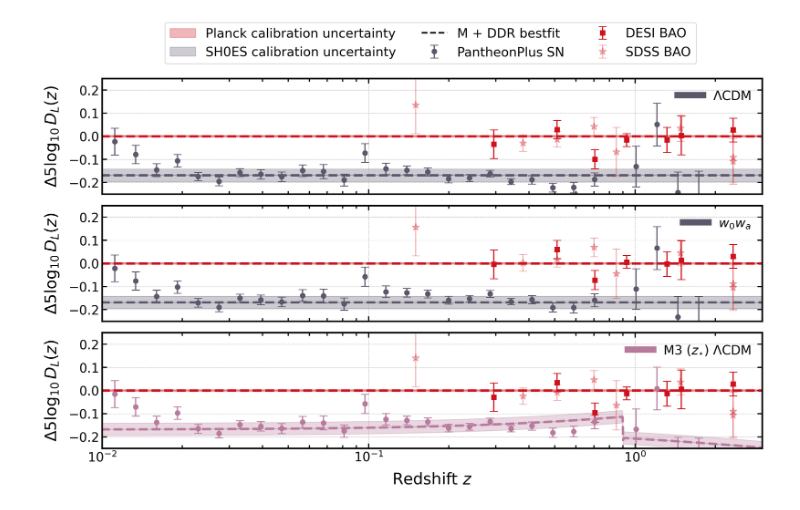
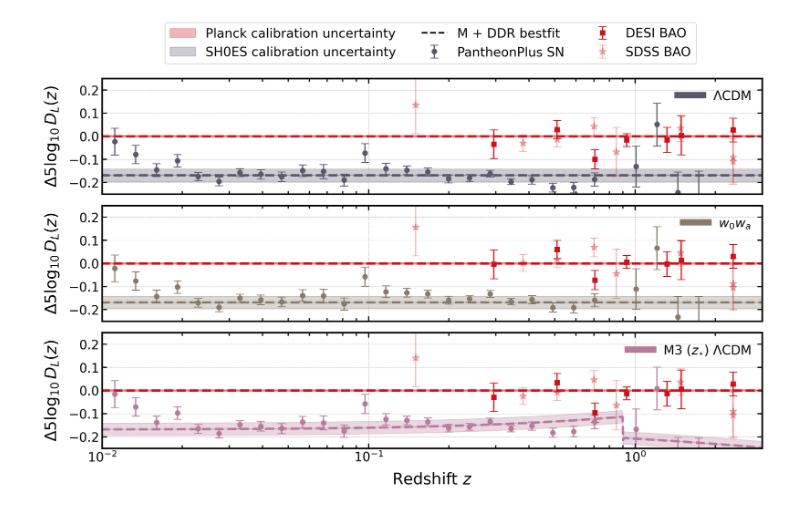
Before and after one commit to elsateixeira/class_ddr, a Jupyter notebook: DDR_FIGURES/Figure3.ipynb, the cells around one changed output. Saved outputs shown, nothing was run; the diff lists cells and outputs as text; code cells hidden in the pictures.

```diff
--- a/DDR_FIGURES/Figure3.ipynb
+++ b/DDR_FIGURES/Figure3.ipynb
@@ -185,9 +185,10 @@ ff = '#7FD1B9' #green
 gg = '#DBA159' #yellow
 hh = '#B77B9C' #magenta
 ii = '#7594FA' #blue
+ddd = '#897B6C'
 
 #colors = [dd,cc,aa,gg,ff,hh]
-colors = [dd,dd,hh]
+colors = [dd,ddd,hh]
 labels = [r'$\Lambda$CDM',r'$w_0w_a$', r'M3 ($z_{\star}$) $\Lambda$CDM']
 
 fig, axes = plt.subplots(3, 1, figsize=(13, 8), sharex=True)
@@ -217,31 +218,31 @@ for i, ax in enumerate(axes):
     ax.plot(z + 5, 100 * delta_mu_SN_pl[i], c='k', lw=2, ls='--', label=r'M + DDR bestfit')
 
     ax.tick_params(axis='both', which='both', labelsize=16)
     ax.xaxis.set_tick_params(which='major', size=6, width=1.5, direction='in', top=True)
     ax.xaxis.set_tick_params(which='minor', size=4, width=1.5, direction='in', top=True)
     ax.yaxis.set_tick_params(which='major', size=6, width=1.5, direction='in', right=True)
     ax.yaxis.set_tick_params(which='minor', size=4, width=1.5, direction='in', right=True)
 
     ax.set_xlim(0.01, 3)
     ax.set_ylim(-0.25, 0.25)  # Y-axis limit updated
     ax.set_yticks([-0.2, -0.1, 0, 0.1, 0.2])  # Set specific ticks at -0.2, -0.1, 0, 0.1, 0.2 (to evaluate)
 
     # Set individual model labels
     handle = ax.plot([], [], color=colors[i], lw=8, label=labels[i])[0]
     ax.legend([handle], [labels[i]], loc='upper right', fontsize=16, frameon=False)
 
 # Set x-label only for the last subplot
 axes[-1].set_xlabel(r'Redshift $z$', size=20, labelpad=10)
 
 plt.rcParams['font.size'] = 14
 plt.rcParams['axes.linewidth'] = 2
 handles, labels = axes[0].get_legend_handles_labels()
 new_handles = [handles[0],handles[1],handles[2],handles[4],handles[5],handles[6]]
 new_labels = [labels[0],labels[1],labels[2],labels[4],labels[5],labels[6]]
 fig.legend(new_handles, new_labels, loc='upper center', ncol=3, fontsize=16, frameon=True,bbox_to_anchor=(0.038, 1.01, 1, 0.05))
 fig.tight_layout(rect=[0, 0, 1, 0.95])  # Leaves space for the legend
 fig.subplots_adjust(hspace=0.1)  # Increased hspace for more spacing between subplots
 plt.savefig('sn_bao_m3_noprior_panels.pdf', transparent=True, bbox_inches='tight', pad_inches=0.1)
 plt.show()
 # %% [output]
-[figure, old version]
+[figure, new version]
```
Also changed, not shown: 5 other files.
